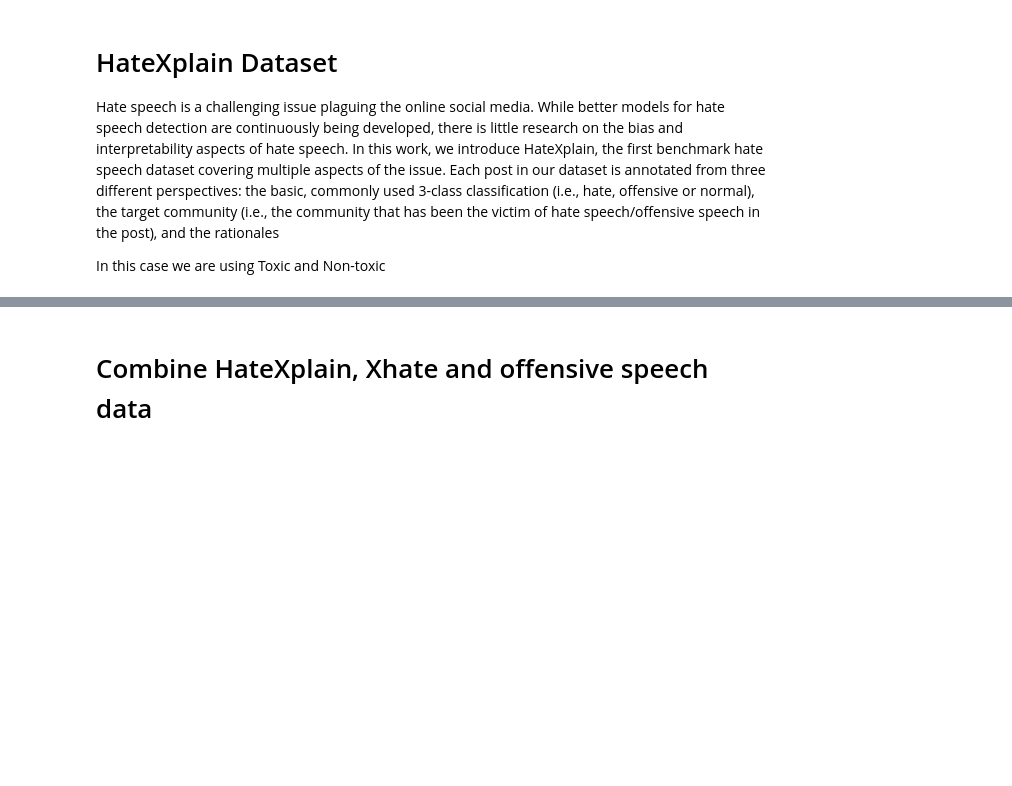
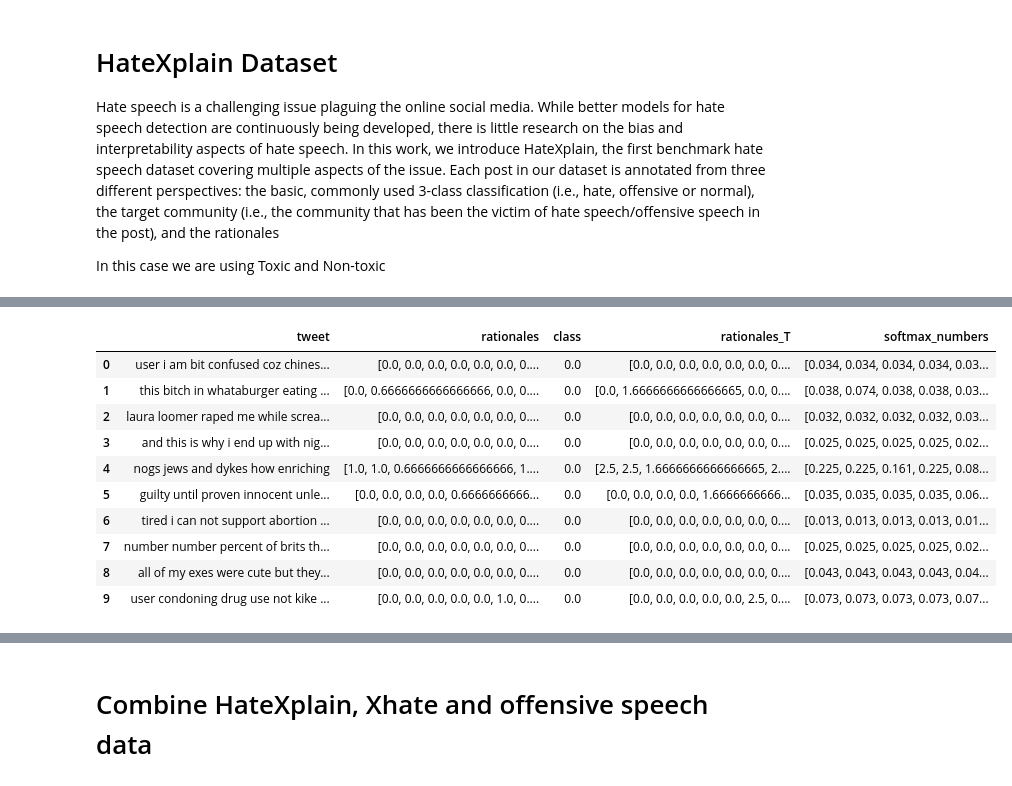
Before and after one commit to machlovi/Spock-paper, a Jupyter notebook: HateXplain_spock-2_PS.ipynb, the cells around one changed output, grey strips where cells are left out. Saved outputs shown, nothing was run; the diff lists cells and outputs as text; code cells hidden in the pictures; blank space fills up the shorter version.

```diff
--- a/HateXplain_spock-2_PS.ipynb
+++ b/HateXplain_spock-2_PS.ipynb
@@ -321,3 +346,33 @@ In this case we are using Toxic and Non-toxic
 # dataframe['softmax_numbers'] = dataframe['rationales'].apply(softmax)
 
 # dataframe.head(4)
+# %%
+dataframe=df_combine.copy()
+
+dataframe["tweet"] = dataframe["tweet"].apply(lambda x : text_preprocessing(x))
+dataframe["class"] = dataframe["class"].apply(lambda x: 1.0 if x =="non_toxic" else 0.0)
+
+
+Temprature=0.4
+dataframe['rationales_T']= dataframe['rationales'].apply(lambda x: [val /Temprature for val in x])
+def softmax(x):
+    e_x = np.exp(x - np.max(x))
+    softmax_values= e_x / e_x.sum(axis=0)
+    return np.round(softmax_values, 3)
+
+# Apply softmax to the 'numbers' column
+dataframe['softmax_numbers'] = dataframe['rationales'].apply(softmax)
+# %%
+dataframe.head(10)
+# %% [output]
+|  | tweet | rationales | class | rationales_T | softmax_numbers |
+| 0 | user i am bit confused coz chines... | [0.0, 0.0, 0.0, 0.0, 0.0, 0.0, 0.... | 0.0 | [0.0, 0.0, 0.0, 0.0, 0.0, 0.0, 0.... | [0.034, 0.034, 0.034, 0.034, 0.03... |
+| 1 | this bitch in whataburger eating ... | [0.0, 0.6666666666666666, 0.0, 0.... | 0.0 | [0.0, 1.6666666666666665, 0.0, 0.... | [0.038, 0.074, 0.038, 0.038, 0.03... |
+| 2 | laura loomer raped me while screa... | [0.0, 0.0, 0.0, 0.0, 0.0, 0.0, 0.... | 0.0 | [0.0, 0.0, 0.0, 0.0, 0.0, 0.0, 0.... | [0.032, 0.032, 0.032, 0.032, 0.03... |
+| 3 | and this is why i end up with nig... | [0.0, 0.0, 0.0, 0.0, 0.0, 0.0, 0.... | 0.0 | [0.0, 0.0, 0.0, 0.0, 0.0, 0.0, 0.... | [0.025, 0.025, 0.025, 0.025, 0.02... |
+| 4 | nogs jews and dykes how enriching | [1.0, 1.0, 0.6666666666666666, 1.... | 0.0 | [2.5, 2.5, 1.6666666666666665, 2.... | [0.225, 0.225, 0.161, 0.225, 0.08... |
+| 5 | guilty until proven innocent unle... | [0.0, 0.0, 0.0, 0.0, 0.6666666666... | 0.0 | [0.0, 0.0, 0.0, 0.0, 1.6666666666... | [0.035, 0.035, 0.035, 0.035, 0.06... |
+| 6 | tired i can not support abortion ... | [0.0, 0.0, 0.0, 0.0, 0.0, 0.0, 0.... | 0.0 | [0.0, 0.0, 0.0, 0.0, 0.0, 0.0, 0.... | [0.013, 0.013, 0.013, 0.013, 0.01... |
+| 7 | number number percent of brits th... | [0.0, 0.0, 0.0, 0.0, 0.0, 0.0, 0.... | 0.0 | [0.0, 0.0, 0.0, 0.0, 0.0, 0.0, 0.... | [0.025, 0.025, 0.025, 0.025, 0.02... |
+| 8 | all of my exes were cute but they... | [0.0, 0.0, 0.0, 0.0, 0.0, 0.0, 0.... | 0.0 | [0.0, 0.0, 0.0, 0.0, 0.0, 0.0, 0.... | [0.043, 0.043, 0.043, 0.043, 0.04... |
+| 9 | user condoning drug use not kike ... | [0.0, 0.0, 0.0, 0.0, 0.0, 1.0, 0.... | 0.0 | [0.0, 0.0, 0.0, 0.0, 0.0, 2.5, 0.... | [0.073, 0.073, 0.073, 0.073, 0.07... |
```
Also changed, not shown: parts of 37 cells of this notebook.
